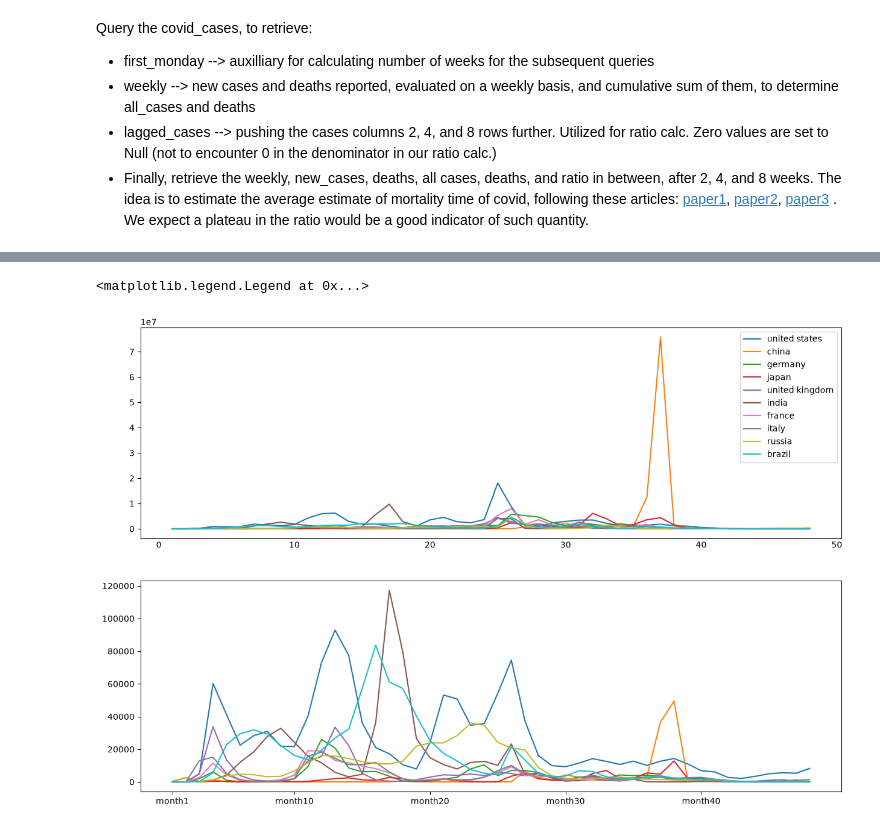
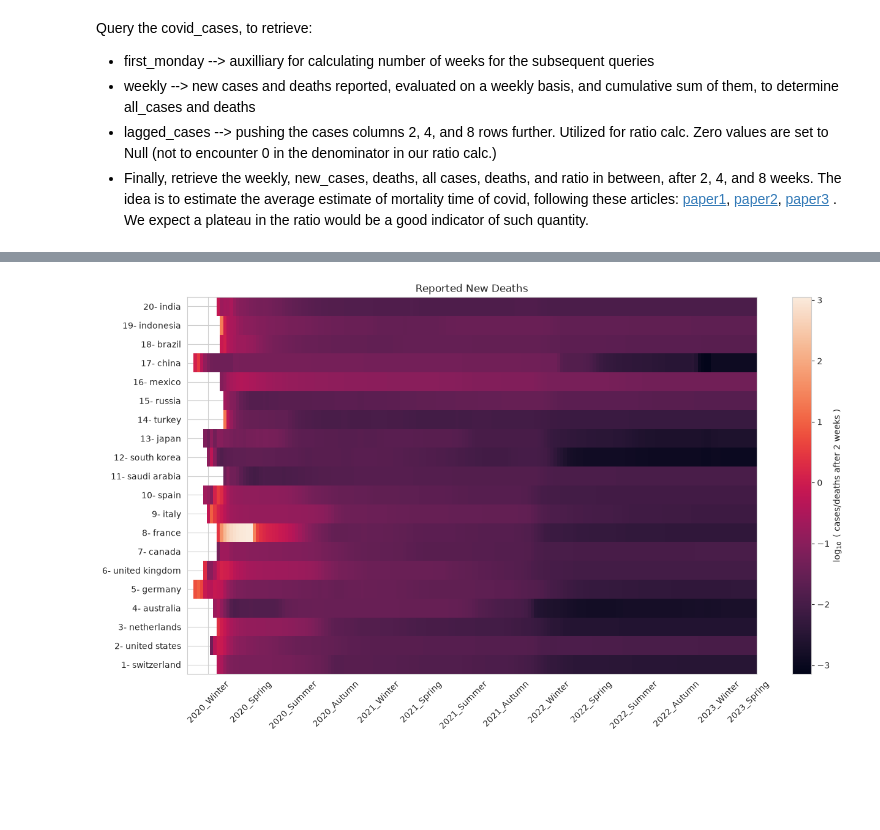
Before and after one commit to danialghamari/SQL_projects, a Jupyter notebook: Covid_19_analysis/Analysis.ipynb, the cells around one changed output, grey strips where cells are left out. Drawn from its saved outputs; the diff is of its cells as text; code cells hidden in the pictures; blank space fills up the shorter version.

```diff
--- a/Covid_19_analysis/Analysis.ipynb
+++ b/Covid_19_analysis/Analysis.ipynb
@@ -82,6 +88,6 @@ query = '''
         from public.countries;
 '''
 
-country_df = pd.read_sql(query, engine).set_index(keys='id')
+country_df = pd.read_sql(query, engine)
 country_df
 # %% [output]
@@ -203,11 +208,12 @@ qry = '''
     on weekly.firstday=lagged_cases.firstday and
         weekly.week=lagged_cases.week and
         weekly.country_id=lagged_cases.country_id
+    where weekly.firstday <= '2023-05-05'
     order by weekly.country_id, weekly.week
     ;
         '''
 
 cases_deaths_df = pd.read_sql(qry, engine)
-cases_deaths_df[8:15]
+cases_deaths_df
 # %% [output]
 |  | firstday | week | country_id | new_cases | new_deaths | all_cases | all_deaths | r_lag_2w | r_lag_4w | ... |
@@ -348,0 +366,15 @@ a[["ratio_twoweeks","ratio_fourweeks"]][2:22]
+# %%
+rows = []
+for c_id in country_df["id"]:
+    rows.append(
+        np.log10(cases_normed.loc[cases_normed["country_id"]==c_id,"new_deaths"].values)
+    )
+
+
+
+
+plt.figure(figsize=[15,8])
+plt.title("Reported New Deaths")
+p = plt.pcolormesh(cases_normed["week"].unique(),(country_df["id"].astype("str")+"- "+country_df["country"]).values,rows)
+cb = plt.colorbar(label=r"$\log_{10}$"+" ( Numbers in Millions of Population )")
+ticks = plt.xticks(x_labels["week"],x_labels["year-season"],rotation=45)
@@ -349,17 +383,18 @@ a[["ratio_twoweeks","ratio_fourweeks"]][2:22]
 # %%
-fig,ax = plt.subplots(2,1,figsize=[15,10])
+rows = []
+for c_id in country_df["id"]:
+    rows.append(
+        np.log10(cases_normed.loc[cases_normed["country_id"]==c_id,"r_lag_2w"].values)
+    )
 
-for country in country_df.country[:10]:
-    expression = (new_cases_deaths_df['country']==country) & (new_cases_deaths_df['last_date']<'2024-01-01')
-    data = new_cases_deaths_df.loc[expression,["month","new_cases","new_deaths"]]
-    ax[0].plot(data.month.to_numpy(),data.new_cases.to_numpy(),label=country)
-    ax[1].plot(data.month.to_numpy(),data.new_deaths.to_numpy(),label=country)
 
-ax[0].tick_params(axis='x',which='both',length=0)
-ax[1].set_xticks([1]+list(data.month.to_numpy()[9::10])
-                 ,['month1']+[f'month{month}' for month in data.month.to_numpy()[9::10]])
-ax[0].legend()
+
+
+plt.figure(figsize=[15,8])
+plt.title("Reported New Deaths")
+p = plt.pcolormesh(cases_normed["week"].unique(),(country_df["id"].astype("str")+"- "+country_df["country"]).values,rows)
+cb = plt.colorbar(label=r"$\log_{10}$"+" ( cases/deaths after 2 weeks )")
+ticks = plt.xticks(x_labels["week"],x_labels["year-season"],rotation=45)
 # %% [output]
-<matplotlib.legend.Legend at 0x...>
-[figure, old version]
+[figure, new version]
 # %%
```
Also changed, not shown: parts of 20 cells of this notebook, 4 other files.
